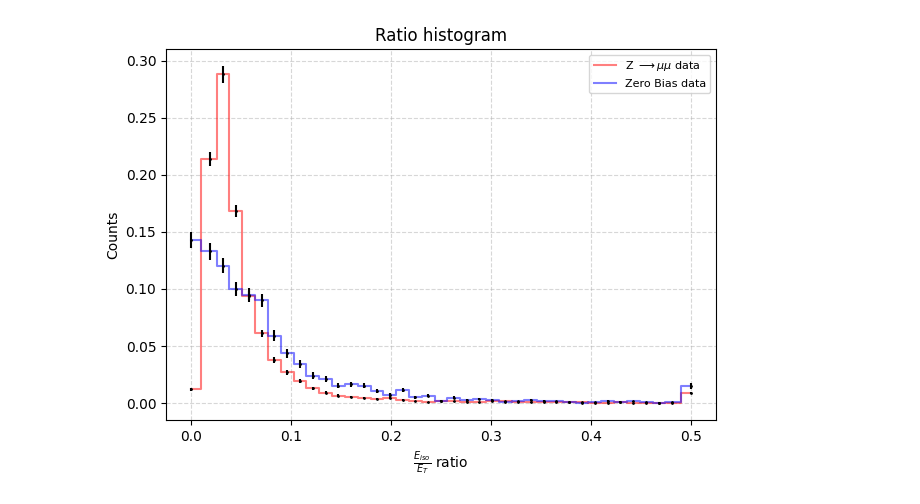
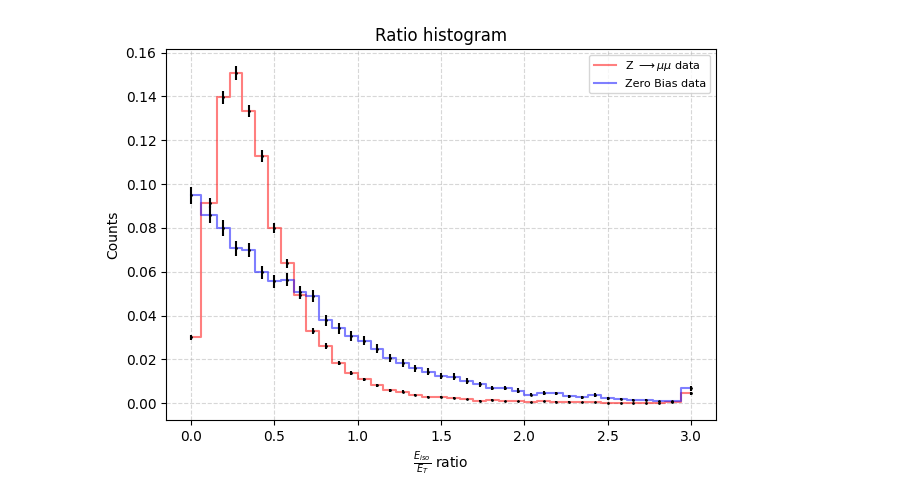
Before and after one commit to Ruba18-Code/BSc-Thesis-LVL1-trigger-for-isolated-muons-at-ATLAS, a Jupyter notebook: test copy.ipynb, the cells around one changed output. Saved outputs shown, nothing was run; the diff lists cells and outputs as text; code cells hidden in the pictures.

```diff
--- a/test copy.ipynb
+++ b/test copy.ipynb
@@ -16,31 +16,31 @@ Zmumu_eta=quality_selector_with_empty(MuonTree_Zmumu["muon_quality"].array(),Muo
 Zmumu_phi=quality_selector_with_empty(MuonTree_Zmumu["muon_quality"].array(),MuonTree_Zmumu["muon_phi"].array(),0)[nmin1:nmax1]
 
 #And select the Z peak pairs
-Zmumu_pt1, Zmumu_eta1, Zmumu_phi1= get_all_Z_peak_pairs(Zmumu_pt,Zmumu_eta,Zmumu_phi)
+Zmumu_pt, Zmumu_eta, Zmumu_phi= get_all_Z_peak_pairs(Zmumu_pt,Zmumu_eta,Zmumu_phi)
 
 nmin2=0
 nmax2=100000
-ZeroBias_eta1=energy_cut_with_empty(MuonTree_ZeroBias["muon_pt"].array(), MuonTree_ZeroBias["muon_eta"].array())[nmin2:nmax2]
-ZeroBias_phi1=energy_cut_with_empty(MuonTree_ZeroBias["muon_pt"].array(), MuonTree_ZeroBias["muon_phi"].array())[nmin2:nmax2]
-ZeroBias_pt1=energy_cut_with_empty(MuonTree_ZeroBias["muon_pt"].array(), MuonTree_ZeroBias["muon_pt"].array())[nmin2:nmax2]
+ZeroBias_eta=energy_cut_with_empty(MuonTree_ZeroBias["muon_pt"].array(), MuonTree_ZeroBias["muon_eta"].array())[nmin2:nmax2]
+ZeroBias_phi=energy_cut_with_empty(MuonTree_ZeroBias["muon_pt"].array(), MuonTree_ZeroBias["muon_phi"].array())[nmin2:nmax2]
+ZeroBias_pt=energy_cut_with_empty(MuonTree_ZeroBias["muon_pt"].array(), MuonTree_ZeroBias["muon_pt"].array())[nmin2:nmax2]
 # %%
 #Compute isolations
 dr_min=0.1
-dr_max=0.3
+dr_max=1.5
 
-res1=muon_isolation_all_events(MuonTree_Zmumu, Zmumu_eta1, Zmumu_phi1, dr_min, dr_max, event_range=[nmin1, nmax1])
-res2=muon_isolation_all_events(MuonTree_ZeroBias, ZeroBias_eta1, ZeroBias_phi1, dr_min, dr_max, [nmin2, nmax2])
+res1=muon_isolation_all_events(MuonTree_Zmumu, Zmumu_eta, Zmumu_phi, dr_min, dr_max, event_range=[nmin1, nmax1])
+res2=muon_isolation_all_events(MuonTree_ZeroBias, ZeroBias_eta, ZeroBias_phi, dr_min, dr_max, [nmin2, nmax2])
 # %%
 # Compute ratios and number of muons
-r1 = ak.flatten(res1) / ak.flatten(Zmumu_pt1)
+r1 = ak.flatten(res1) / ak.flatten(Zmumu_pt)
 l1 = len(r1[~np.isnan(r1)])
 
-r2 = ak.flatten(res2) / ak.flatten(ZeroBias_pt1)
+r2 = ak.flatten(res2) / ak.flatten(ZeroBias_pt)
 l2 = len(r2[~np.isnan(r2)])
 
-bins = np.linspace(0, 0.5, 40)
+bins = np.linspace(0, 2, 40)
 
-coolplot([r1, r2], np.linspace(0,0.5,40), x_label=r"$\frac{E_{iso}}{E_T}$ ratio", y_label="Counts",
+coolplot([r1, r2], np.linspace(0,3,40), x_label=r"$\frac{E_{iso}}{E_T}$ ratio", y_label="Counts",
          title="Ratio histogram")
 # %% [output]
-[figure, old version]
+[figure, new version]
```
Also changed, not shown: 28 other files.
